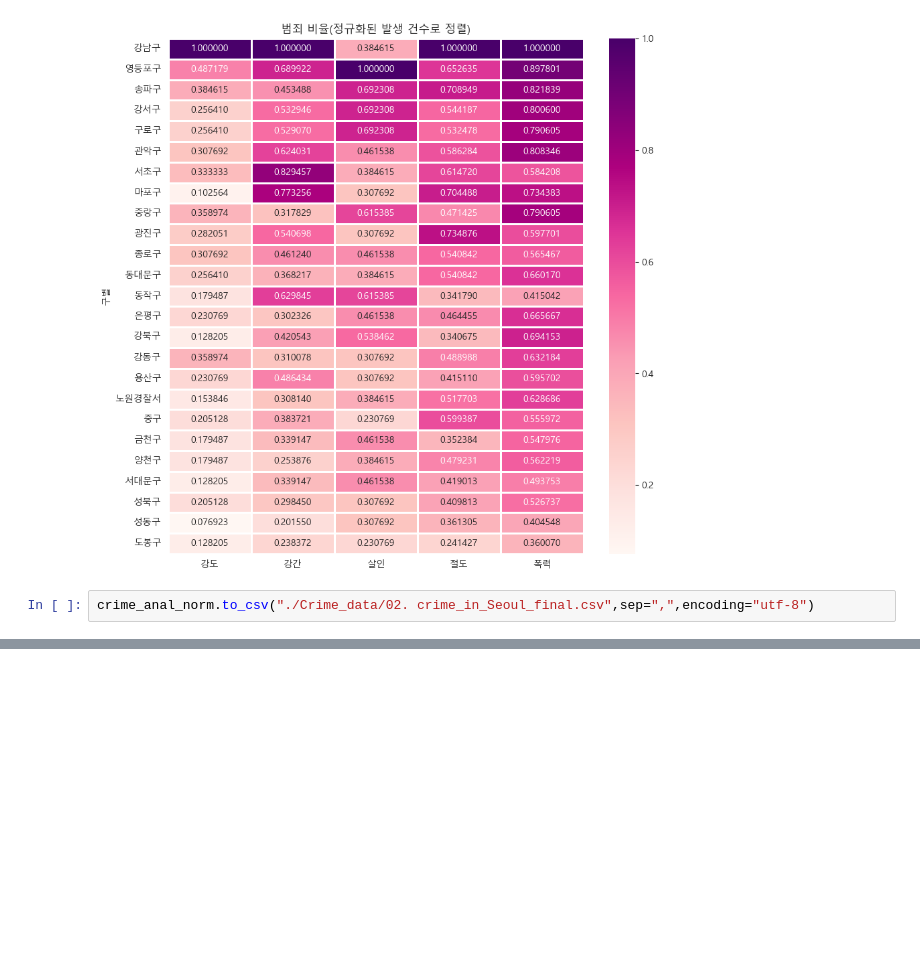
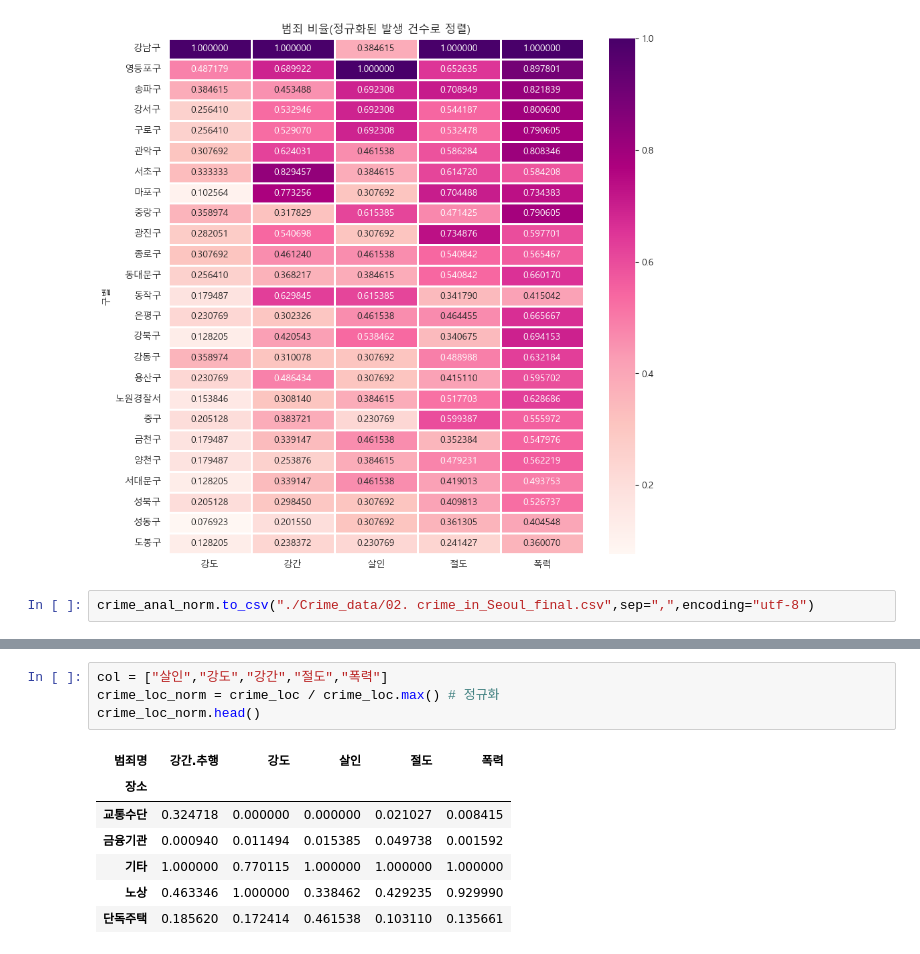
Before and after one commit to wlstmd1004v/Data_Practice, a Jupyter notebook: Seoul_Crime.ipynb, the cells around one changed output, grey strips where cells are left out. Drawn from its saved outputs; the diff is of its cells as text; blank space fills up the shorter version.

```diff
--- a/Seoul_Crime.ipynb
+++ b/Seoul_Crime.ipynb
@@ -1121,0 +1498,12 @@ crime_anal_norm.to_csv("./Crime_data/02. crime_in_Seoul_final.csv",sep=",",encod
+# %%
+col = ["살인","강도","강간","절도","폭력"]
+crime_loc_norm = crime_loc / crime_loc.max() # 정규화
+crime_loc_norm.head()
+# %% [output]
+| 범죄명 | 강간.추행 | 강도 | 살인 | 절도 | 폭력 |
+| 장소 |  |  |  |  |  |
+| 교통수단 | 0.324718 | 0.000000 | 0.000000 | 0.021027 | 0.008415 |
+| 금융기관 | 0.000940 | 0.011494 | 0.015385 | 0.049738 | 0.001592 |
+| 기타 | 1.000000 | 0.770115 | 1.000000 | 1.000000 | 1.000000 |
+| 노상 | 0.463346 | 1.000000 | 0.338462 | 0.429235 | 0.929990 |
+| 단독주택 | 0.185620 | 0.172414 | 0.461538 | 0.103110 | 0.135661 |
```
Also changed, not shown: parts of 34 cells of this notebook.
